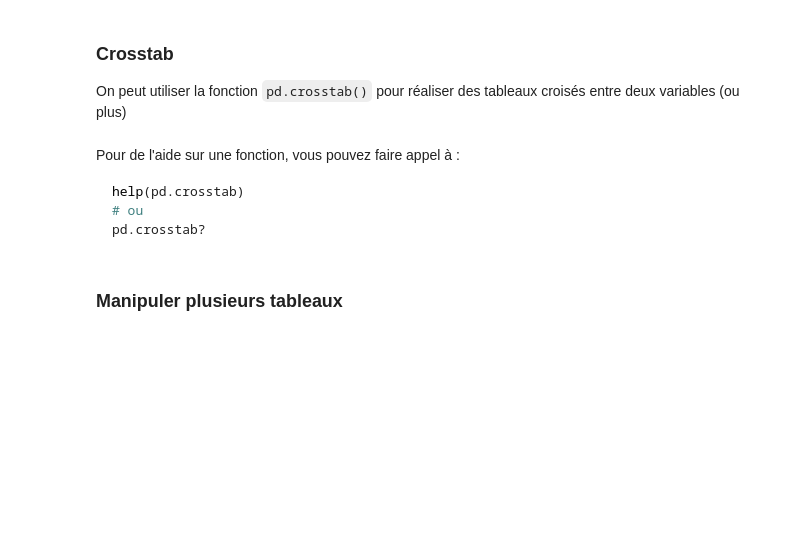
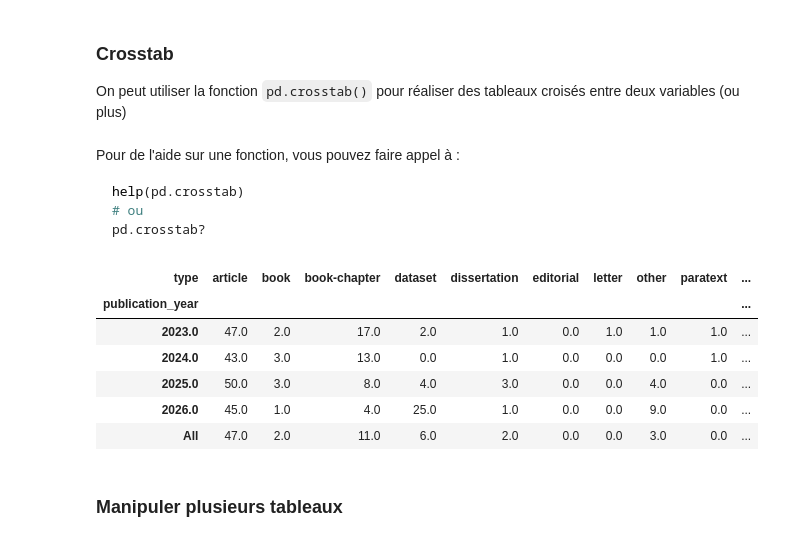
Before and after one commit to pyshs/URFIST-Lyon-2026, a Jupyter notebook: notebooks/Introduction à Pandas.ipynb, the cells around one changed output. Saved outputs shown, nothing was run; the diff lists cells and outputs as text; code cells hidden in the pictures; blank space fills up the shorter version.

````diff
--- a/notebooks/Introduction à Pandas.ipynb
+++ b/notebooks/Introduction à Pandas.ipynb
@@ -198,6 +341,17 @@ help(pd.crosstab)
 # ou
 pd.crosstab?
 ```
+# %%
+filtre = df["publication_year"] >= 2023
+round(100*pd.crosstab(df[filtre]["publication_year"],df[filtre]["type"], margins=True, normalize="index"))
+# %% [output]
+| type | article | book | book-chapter | dataset | dissertation | editorial | letter | other | paratext | ... |
+| publication_year |  |  |  |  |  |  |  |  |  | ... |
+| 2023.0 | 47.0 | 2.0 | 17.0 | 2.0 | 1.0 | 0.0 | 1.0 | 1.0 | 1.0 | ... |
+| 2024.0 | 43.0 | 3.0 | 13.0 | 0.0 | 1.0 | 0.0 | 0.0 | 0.0 | 1.0 | ... |
+| 2025.0 | 50.0 | 3.0 | 8.0 | 4.0 | 3.0 | 0.0 | 0.0 | 4.0 | 0.0 | ... |
+| 2026.0 | 45.0 | 1.0 | 4.0 | 25.0 | 1.0 | 0.0 | 0.0 | 9.0 | 0.0 | ... |
+| All | 47.0 | 2.0 | 11.0 | 6.0 | 2.0 | 0.0 | 0.0 | 3.0 | 0.0 | ... |
 # %%
 # Exemple de tableau croisé :
 # limiter aux données récentes :
````
Also changed, not shown: parts of 29 cells of this notebook.
